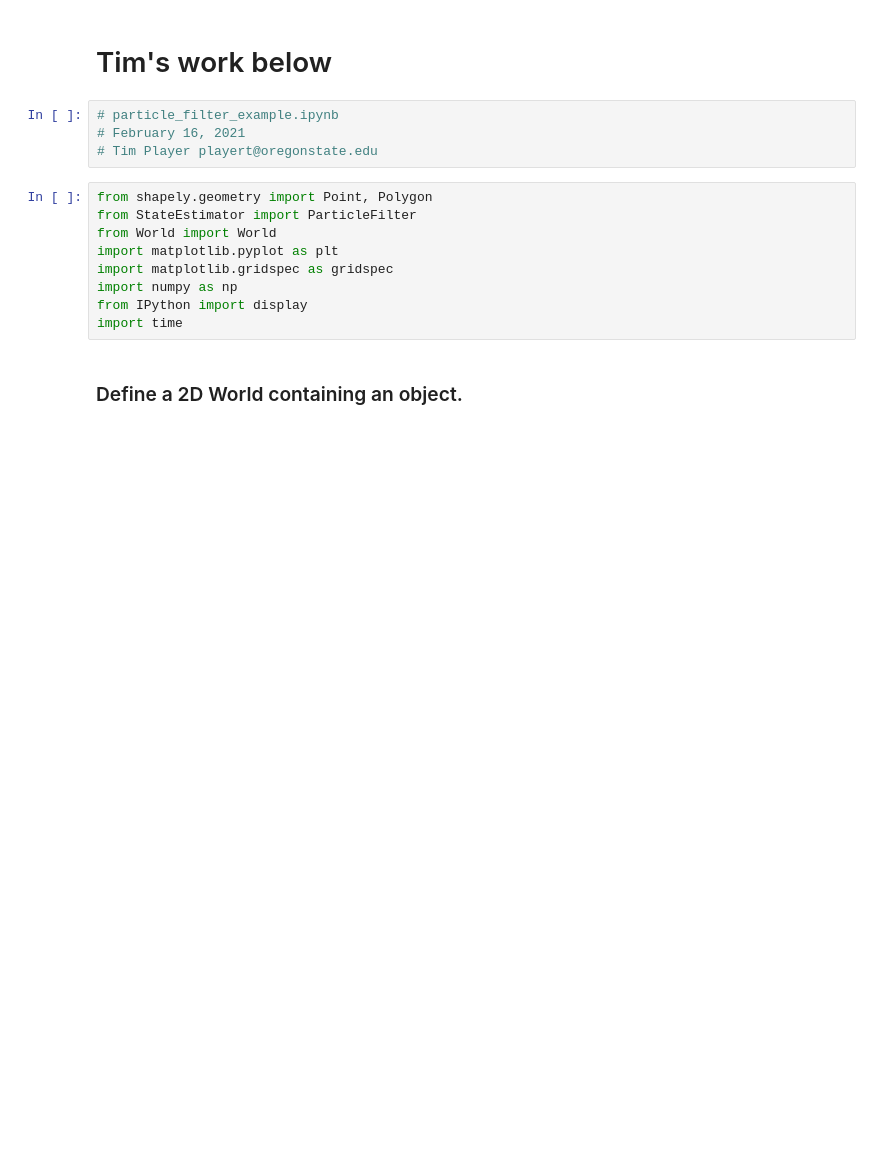
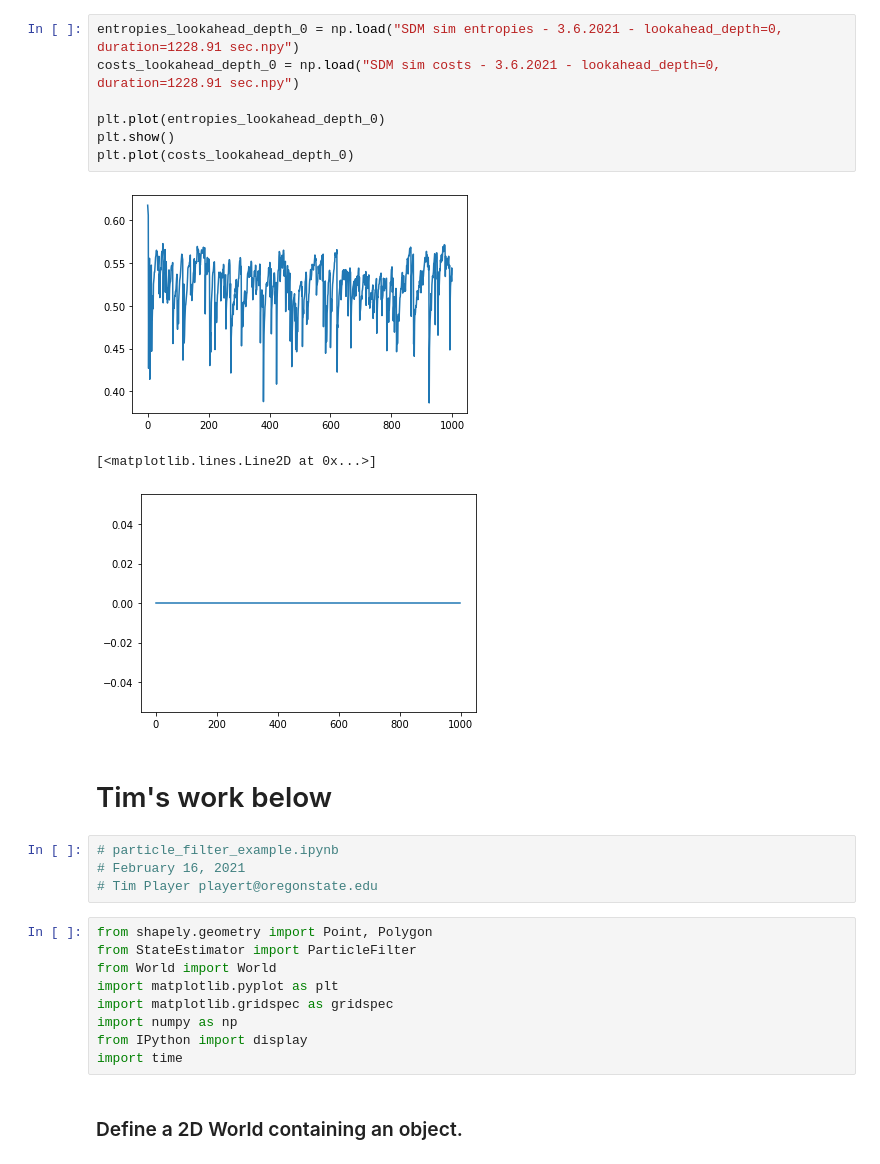
Before and after one commit to playertr/SDM_project, a Jupyter notebook: particle_filter_example.ipynb, the cells around one changed output. Drawn from its saved outputs; the diff is of its cells as text; blank space fills up the shorter version.

```diff
--- a/particle_filter_example.ipynb
+++ b/particle_filter_example.ipynb
@@ -113,3 +123,14 @@ Wall time: 2min 22s
+# %%
+entropies_lookahead_depth_0 = np.load("SDM sim entropies - 3.6.2021 - lookahead_depth=0, duration=1228.91 sec.npy")
+costs_lookahead_depth_0 = np.load("SDM sim costs - 3.6.2021 - lookahead_depth=0, duration=1228.91 sec.npy")
+
+plt.plot(entropies_lookahead_depth_0)
+plt.show()
+plt.plot(costs_lookahead_depth_0)
+# %% [output]
+[figure, added]
+[<matplotlib.lines.Line2D at 0x...>]
+[figure, added]
 # %% [markdown]
 # Tim's work below
 # %%
```
Also changed, not shown: parts of 6 cells of this notebook, 1 other file.
